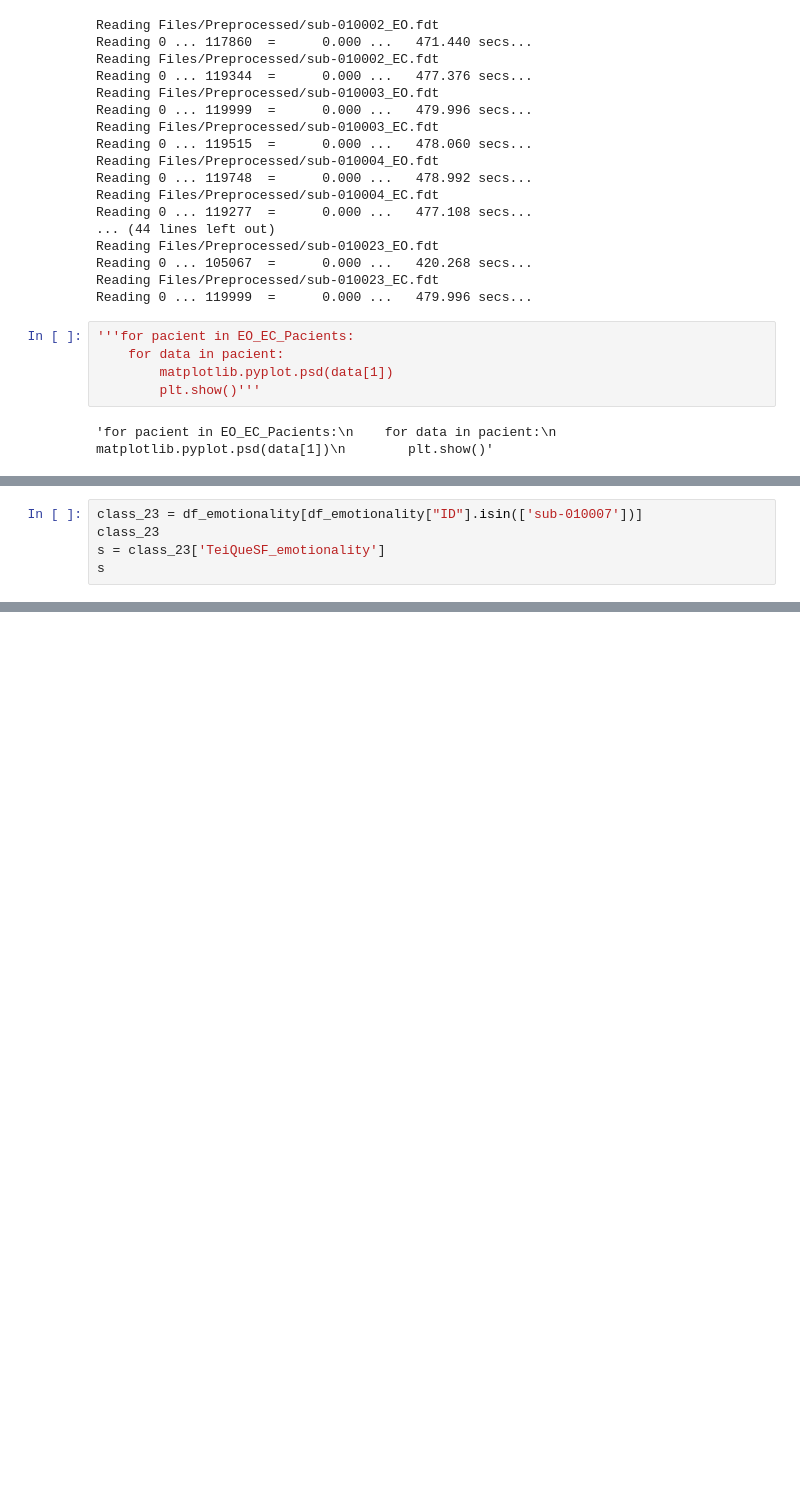
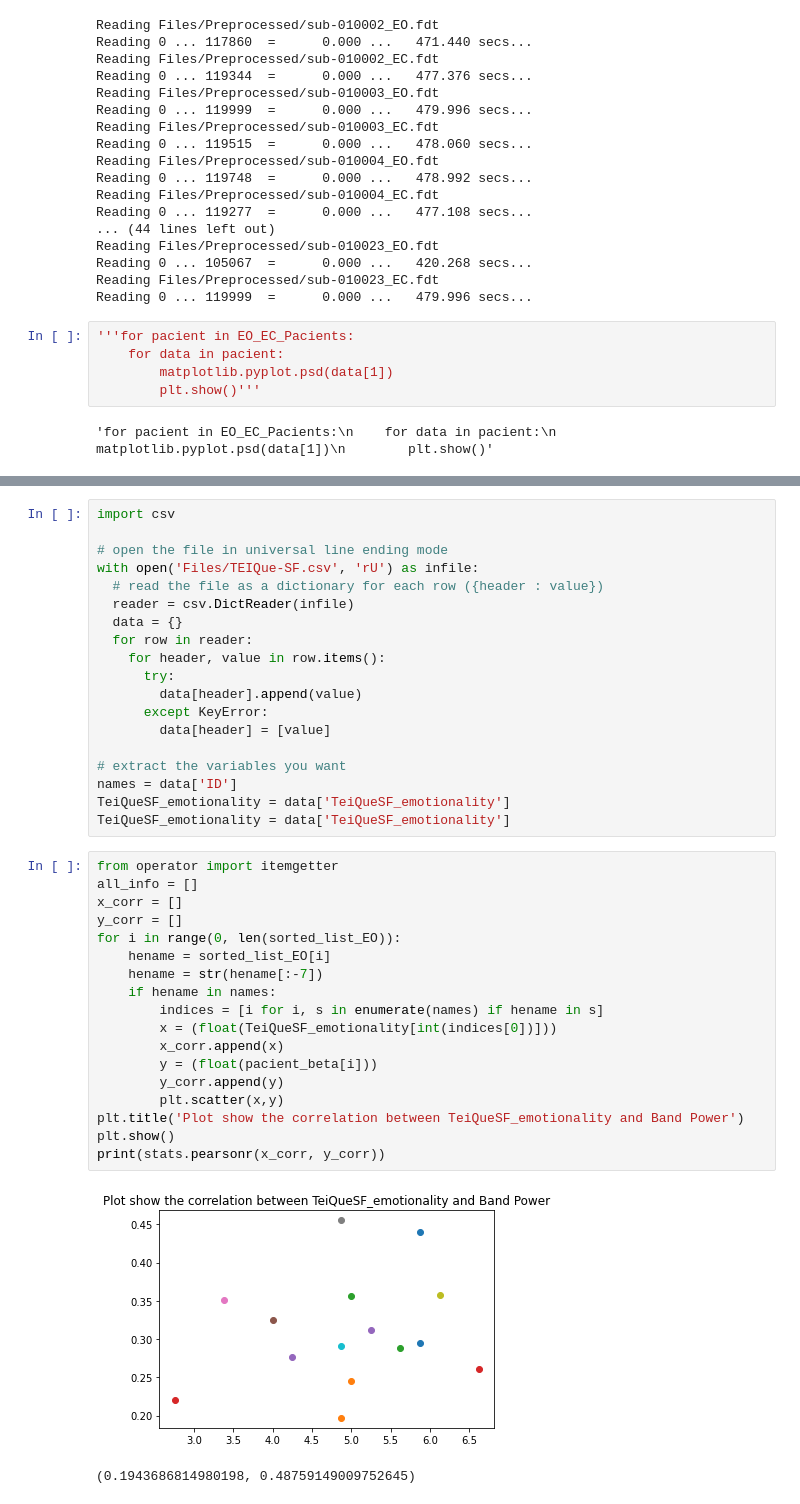
Before and after one commit to LaiaNO/EEG, a Jupyter notebook: 23_11_2020_FULL.ipynb, the cells around one changed output, grey strips where cells are left out. Saved outputs shown, nothing was run; the diff lists cells and outputs as text; blank space fills up the shorter version.

```diff
--- a/23_11_2020_FULL.ipynb
+++ b/23_11_2020_FULL.ipynb
@@ -190,5 +230,0 @@ for i in range (0,len(sorted_list_EO)):
-# %%
-class_23 = df_emotionality[df_emotionality["ID"].isin(['sub-010007'])]
-class_23
-s = class_23['TeiQueSF_emotionality']
-s
@@ -197,0 +249,40 @@ Name: TeiQueSF_emotionality, dtype: float64
+# %%
+import csv
+
+# open the file in universal line ending mode
+with open('Files/TEIQue-SF.csv', 'rU') as infile:
+  # read the file as a dictionary for each row ({header : value})
+  reader = csv.DictReader(infile)
+  data = {}
+  for row in reader:
+    for header, value in row.items():
+      try:
+        data[header].append(value)
+      except KeyError:
+        data[header] = [value]
+
+# extract the variables you want
+names = data['ID']
+TeiQueSF_emotionality = data['TeiQueSF_emotionality']
+TeiQueSF_emotionality = data['TeiQueSF_emotionality']
+# %%
+from operator import itemgetter
+all_info = []
+x_corr = []
+y_corr = []
+for i in range(0, len(sorted_list_EO)):
+    hename = sorted_list_EO[i]
+    hename = str(hename[:-7])
+    if hename in names:
+        indices = [i for i, s in enumerate(names) if hename in s]
+        x = (float(TeiQueSF_emotionality[int(indices[0])]))
+        x_corr.append(x)
+        y = (float(pacient_beta[i]))
+        y_corr.append(y)
+        plt.scatter(x,y)
+plt.title('Plot show the correlation between TeiQueSF_emotionality and Band Power')
+plt.show()
+print(stats.pearsonr(x_corr, y_corr))
+# %% [output]
+[figure, added]
+(0.1943686814980198, 0.48759149009752645)
```
Also changed, not shown: parts of 11 cells of this notebook, 4 other files.
